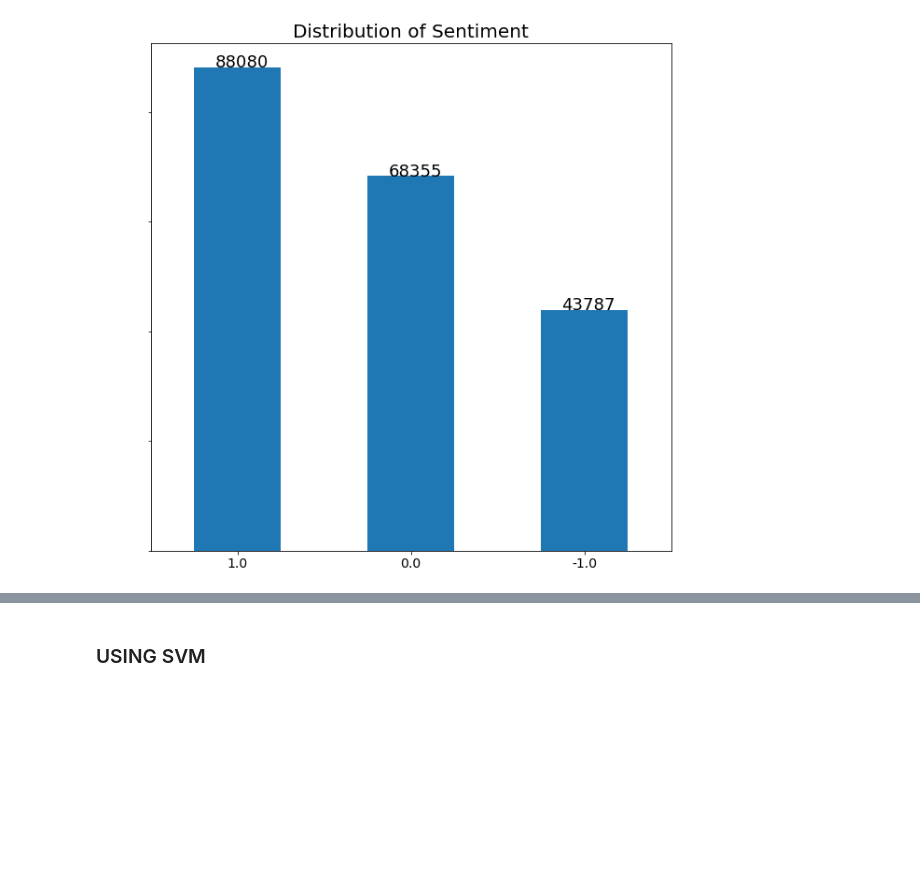
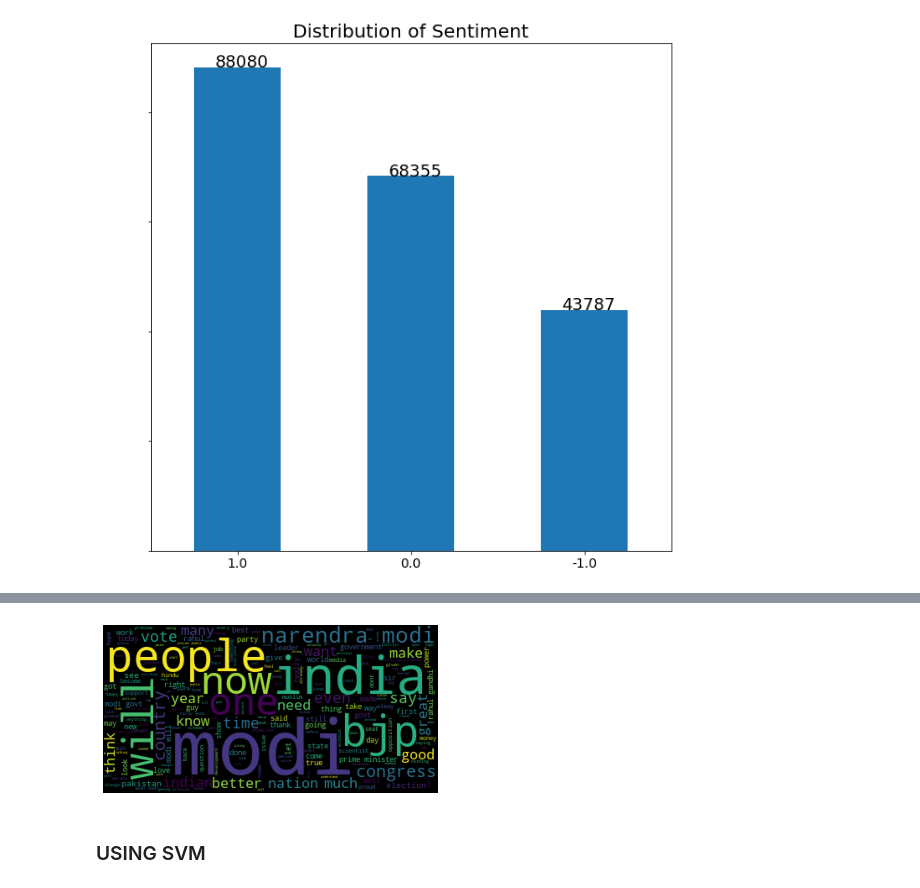
Before and after one commit to SergiCSim/Cas-Kaggle, a Jupyter notebook: Cas_kaggle.ipynb, the cells around one changed output, grey strips where cells are left out. Saved outputs shown, nothing was run; the diff lists cells and outputs as text; code cells hidden in the pictures; blank space fills up the shorter version.

```diff
--- a/Cas_kaggle.ipynb
+++ b/Cas_kaggle.ipynb
@@ -82,3 +155,15 @@ plt.show()
+# %%
+# Positive sentiment's word cloud
+
+from wordcloud import WordCloud
+
+wordcloud_positive = WordCloud().generate(' '.join(positive_data['text']))
+# Generate plot
+plt.imshow(wordcloud_positive)
+plt.axis("off")
+plt.show()
+# %% [output]
+[figure, added]
 # %% [markdown]
 ### USING SVM
 # %% [markdown]
```
Also changed, not shown: parts of 97 cells of this notebook.
